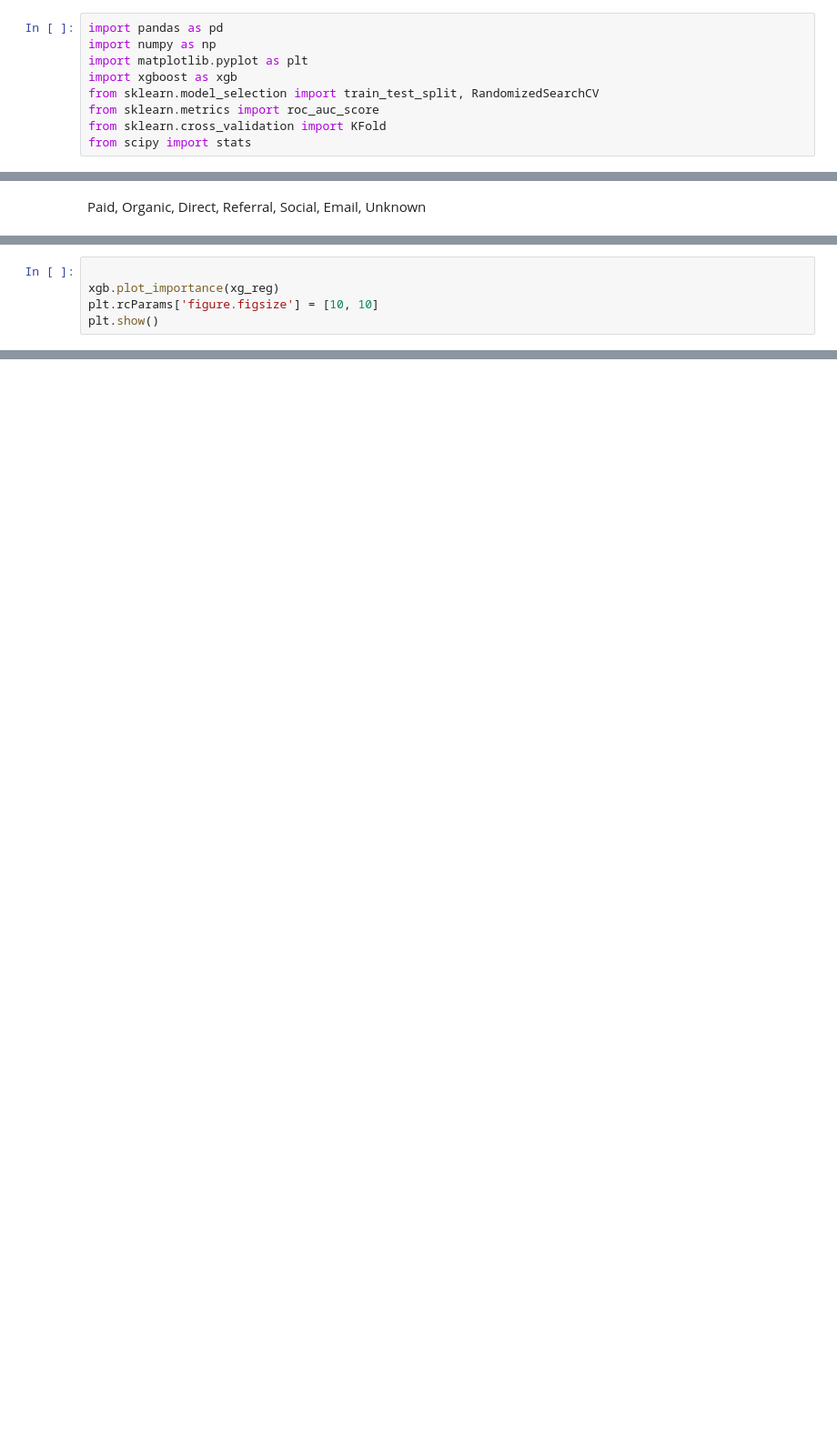
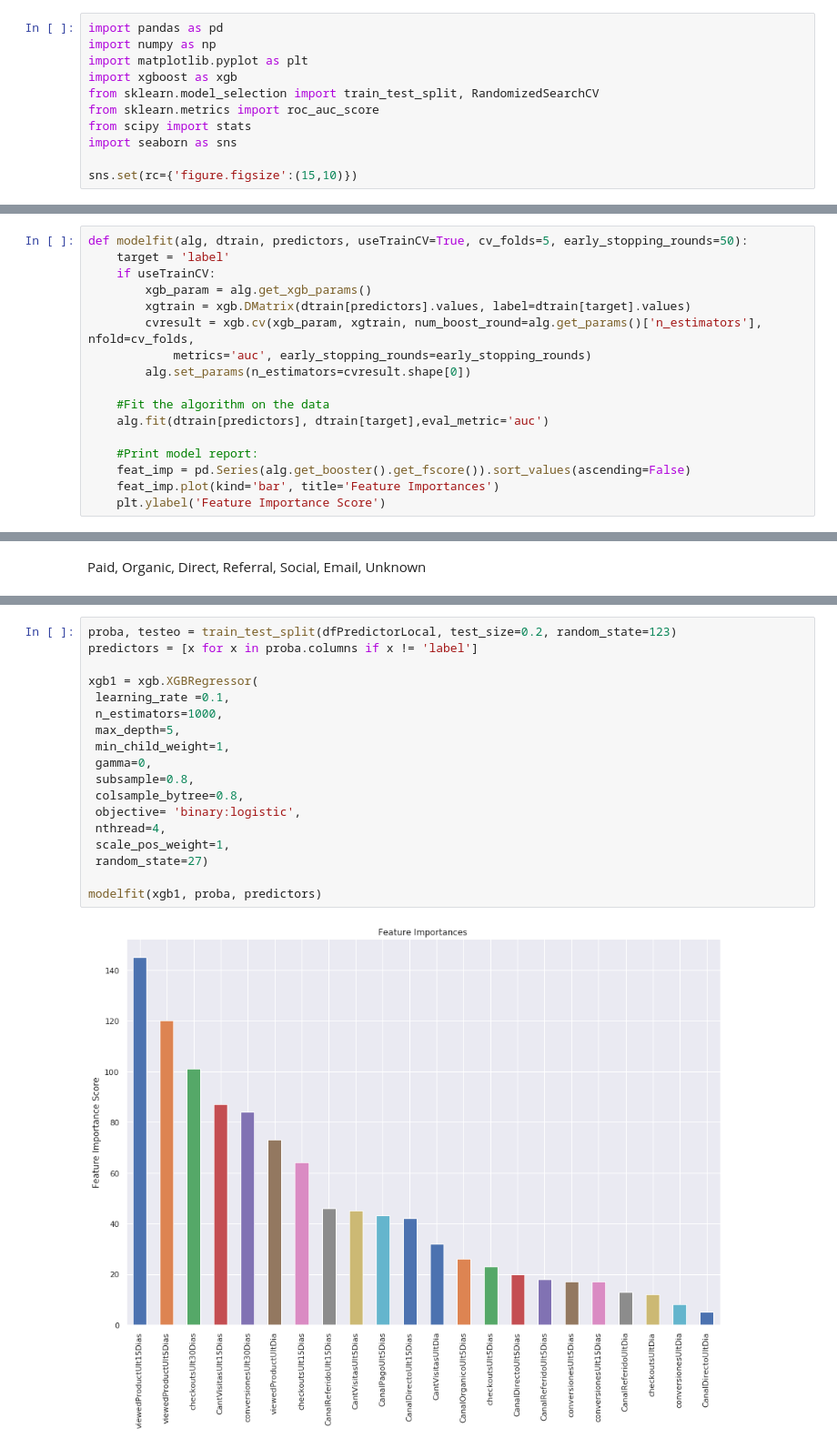
Before and after one commit to facuub/TP2, a Jupyter notebook: Predecir Compras.ipynb, the cells around one changed output, grey strips where cells are left out. Shown: that part at 91% size. Drawn from its saved outputs; the diff is of its cells as text; blank space fills up the shorter version.

```diff
--- a/Predecir Compras.ipynb
+++ b/Predecir Compras.ipynb
@@ -5,12 +5,31 @@ import matplotlib.pyplot as plt
 import xgboost as xgb
 from sklearn.model_selection import train_test_split, RandomizedSearchCV
 from sklearn.metrics import roc_auc_score
-from sklearn.cross_validation import KFold
 from scipy import stats
+import seaborn as sns
+
+sns.set(rc={'figure.figsize':(15,10)})
 # %%
 df = pd.read_csv('events_up_to_01062018.csv', low_memory = False, parse_dates = ['timestamp'], infer_datetime_format = True,
                     dtype = {'event': 'category','condition': 'category','storage': 'category', 'color': 'category', 'staticpage': 'category', 'campaign_source': 'category', 'search_engine': 'category', 'channel': 'category', 'new_vs_returning': 'category', 'region': 'category', 'country': 'category', 'device_type': 'category'})
 labels = pd.read_csv('labels_training_set.csv', low_memory = False).set_index('person')
+# %%
+def modelfit(alg, dtrain, predictors, useTrainCV=True, cv_folds=5, early_stopping_rounds=50):
+    target = 'label'
+    if useTrainCV:
+        xgb_param = alg.get_xgb_params()
+        xgtrain = xgb.DMatrix(dtrain[predictors].values, label=dtrain[target].values)
+        cvresult = xgb.cv(xgb_param, xgtrain, num_boost_round=alg.get_params()['n_estimators'], nfold=cv_folds,
+            metrics='auc', early_stopping_rounds=early_stopping_rounds)
+        alg.set_params(n_estimators=cvresult.shape[0])
+
+    #Fit the algorithm on the data
+    alg.fit(dtrain[predictors], dtrain[target],eval_metric='auc')
+
+    #Print model report:
+    feat_imp = pd.Series(alg.get_booster().get_fscore()).sort_values(ascending=False)
+    feat_imp.plot(kind='bar', title='Feature Importances')
+    plt.ylabel('Feature Importance Score')
 # %%
 dfPredictor = pd.DataFrame(df['person'].unique())
 dfPredictor.columns = ['person']
@@ -148,8 +247,3 @@ predsSubmit[predsSubmit < 0 ] = 0
 predsSubmit[predsSubmit > 1] = 1
 dfPredictorSubmit['label'] = predsSubmit
 dfPredictorSubmit['label'].to_frame().to_csv('submit.csv')
-# %%
-
-xgb.plot_importance(xg_reg)
-plt.rcParams['figure.figsize'] = [10, 10]
-plt.show()
@@ -157,0 +273,20 @@ plt.show()
+# %%
+proba, testeo = train_test_split(dfPredictorLocal, test_size=0.2, random_state=123)
+predictors = [x for x in proba.columns if x != 'label']
+
+xgb1 = xgb.XGBRegressor(
+ learning_rate =0.1,
+ n_estimators=1000,
+ max_depth=5,
+ min_child_weight=1,
+ gamma=0,
+ subsample=0.8,
+ colsample_bytree=0.8,
+ objective= 'binary:logistic',
+ nthread=4,
+ scale_pos_weight=1,
+ random_state=27)
+
+modelfit(xgb1, proba, predictors)
+# %% [output]
+[figure, added]
```
Also changed, not shown: parts of 11 cells of this notebook, 1 other file.
